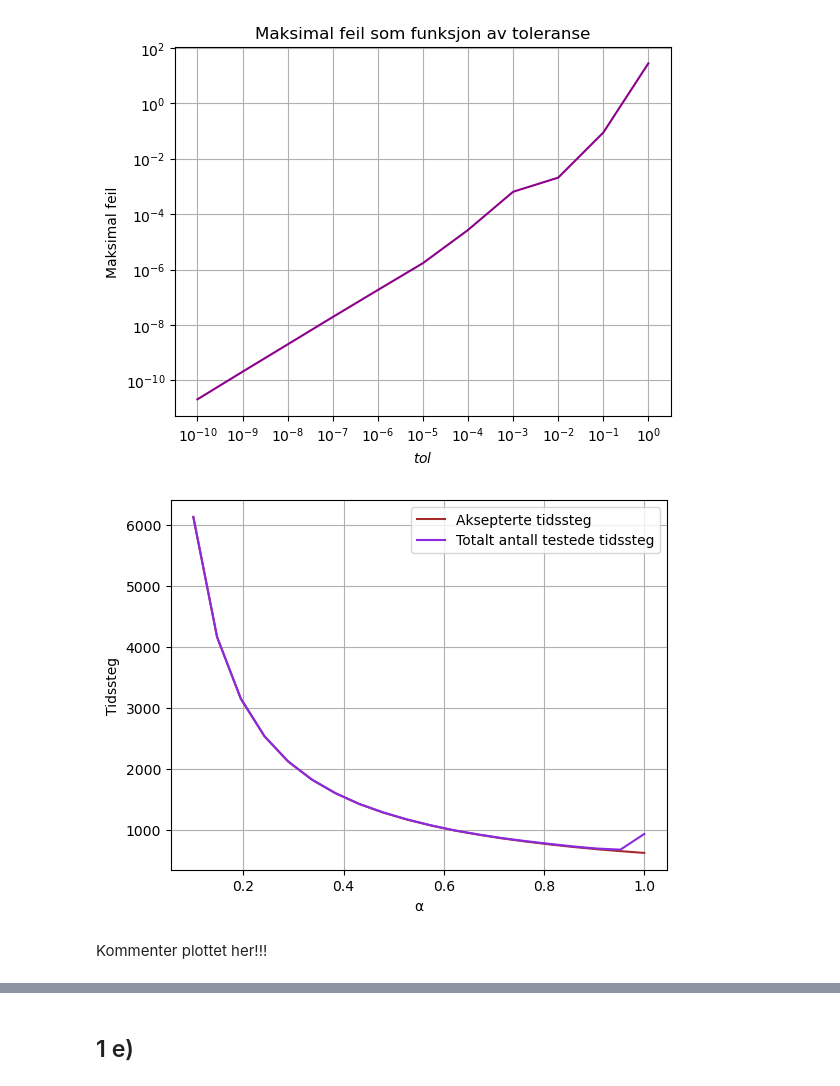
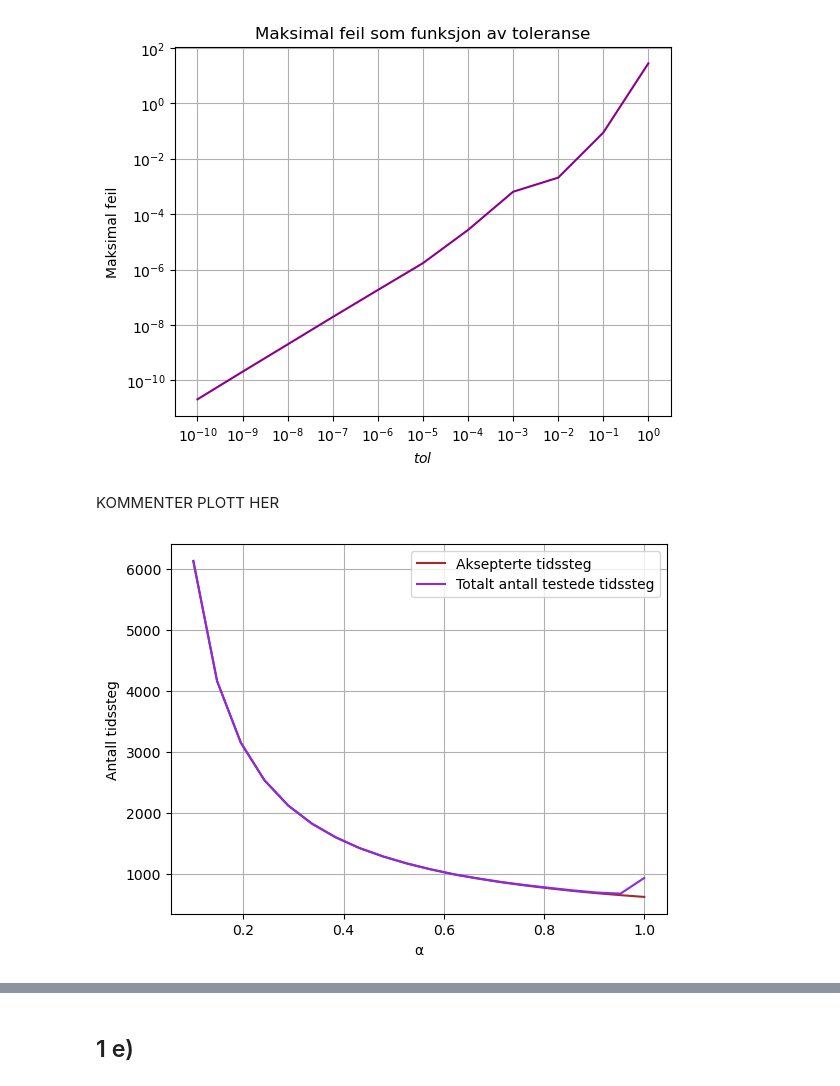
Before and after one commit to marieke-vaske/VitBer-TekFys, a Jupyter notebook: Sammenslåing av oppgave 1.ipynb, the cells around one changed output, grey strips where cells are left out. Saved outputs shown, nothing was run; the diff lists cells and outputs as text; code cells hidden in the pictures.

Commit message:
Slått sammen oppgave 1, kommentert all kode, kommentert noen plot

```diff
--- a/Sammenslåing av oppgave 1.ipynb
+++ b/Sammenslåing av oppgave 1.ipynb
@@ -134,27 +135,28 @@ plt.grid()
 plt.show()
 # %% [output]
 [figure]
+# %% [markdown]
+KOMMENTER PLOTT HER
 # %%
-alpha_array = np.linspace(0.1, 1.0, 20)
+alpha_array = np.linspace(0.1, 1.0, 20)             # Array med ulike alfa-verdier
 tolerance = 10**(-7)
 
 n_array = []                                        # Liste for antall aksepterte tidssteg
 n_total_array = []                                  # Liste for totalt antall testede tidssteg
 
 for alphaValue in alpha_array:                      # Itererer gjennom alle alfaverdier
     x_values, y_matrix, step_array, n, n_total = RungeKutta_32(x_init, x_end, y_init, f_array, alphaValue, h_0, tolerance)
-    n_array.append(n)
-    n_total_array.append(n_total)
+    n_array.append(n)                               # Lagrer antall aksepterte tidssteg for gitt alfa
+    n_total_array.append(n_total)                   # Lagrer totalt antall testede tidssteg for gitt alfa
 
 
+# Plotter antall tidssteg som funksjon av alfa
 plt.plot(alpha_array, n_array, label = 'Aksepterte tidssteg', color = 'brown')
 plt.plot(alpha_array, n_total_array, label = 'Totalt antall testede tidssteg', color = 'blueviolet')
 plt.xlabel('α')
-plt.ylabel('Tidssteg')
+plt.ylabel('Antall tidssteg')
 plt.legend()
 plt.grid()
 plt.show()
 # %% [output]
-[figure, old version]
+[figure, new version]
-# %% [markdown]
-Kommenter plottet her!!!
```
Also changed, not shown: parts of 15 cells of this notebook.
